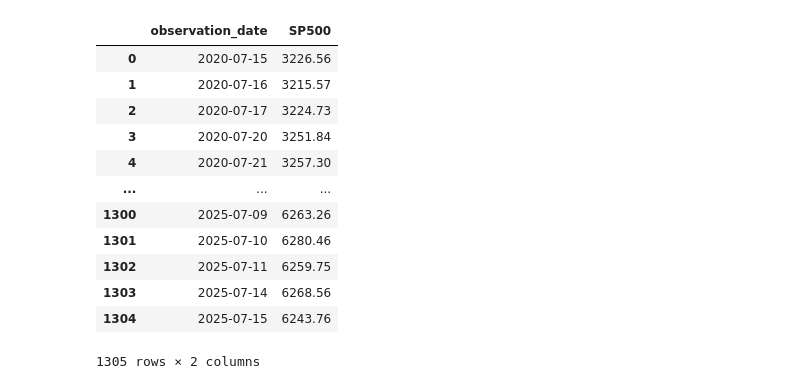
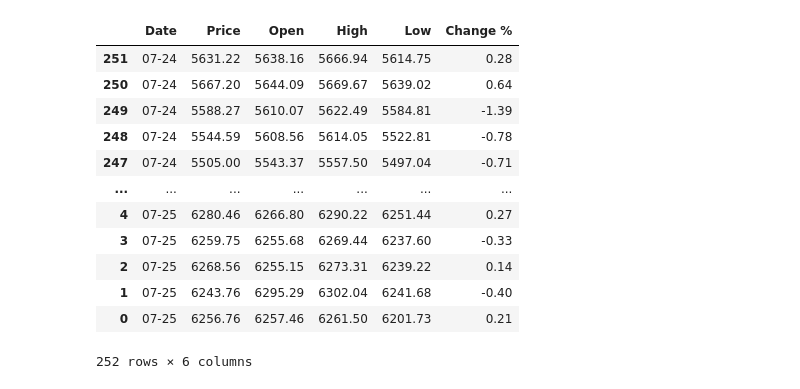
Before and after one commit to akshathp0/lab9, a Jupyter notebook: analysis.ipynb, the cells around one changed output. Drawn from its saved outputs; the diff is of its cells as text; code cells hidden in the pictures.

```diff
--- a/analysis.ipynb
+++ b/analysis.ipynb
@@ -1,20 +1,32 @@
 # %%
 import pandas as pd
 
 df = pd.read_csv('./data/sp500.csv')
 
+df = df.drop(columns = ['Vol.'])
+df['Date'] = pd.to_datetime(df['Date'])
+df = df.sort_values('Date')
+df['Date'] = df['Date'].dt.strftime('%m-%y')
+
+for col in ['Price', 'Open', 'High', 'Low']:
+    df[col] = df[col].str.replace(',', '').astype(float)
+
+df['Change %'] = df['Change %'].str.replace('%', '').astype(float)
+
+df = df.dropna()
+
 df
 # %% [output]
-|  | observation_date | SP500 |
-| 0 | 2020-07-15 | 3226.56 |
-| 1 | 2020-07-16 | 3215.57 |
-| 2 | 2020-07-17 | 3224.73 |
-| 3 | 2020-07-20 | 3251.84 |
-| 4 | 2020-07-21 | 3257.30 |
-| ... | ... | ... |
-| 1300 | 2025-07-09 | 6263.26 |
-| 1301 | 2025-07-10 | 6280.46 |
-| 1302 | 2025-07-11 | 6259.75 |
-| 1303 | 2025-07-14 | 6268.56 |
-| 1304 | 2025-07-15 | 6243.76 |
+|  | Date | Price | Open | High | Low | Change % |
+| 251 | 07-24 | 5631.22 | 5638.16 | 5666.94 | 5614.75 | 0.28 |
+| 250 | 07-24 | 5667.20 | 5644.09 | 5669.67 | 5639.02 | 0.64 |
+| 249 | 07-24 | 5588.27 | 5610.07 | 5622.49 | 5584.81 | -1.39 |
+| 248 | 07-24 | 5544.59 | 5608.56 | 5614.05 | 5522.81 | -0.78 |
+| 247 | 07-24 | 5505.00 | 5543.37 | 5557.50 | 5497.04 | -0.71 |
+| ... | ... | ... | ... | ... | ... | ... |
+| 4 | 07-25 | 6280.46 | 6266.80 | 6290.22 | 6251.44 | 0.27 |
+| 3 | 07-25 | 6259.75 | 6255.68 | 6269.44 | 6237.60 | -0.33 |
+| 2 | 07-25 | 6268.56 | 6255.15 | 6273.31 | 6239.22 | 0.14 |
+| 1 | 07-25 | 6243.76 | 6295.29 | 6302.04 | 6241.68 | -0.40 |
+| 0 | 07-25 | 6256.76 | 6257.46 | 6261.50 | 6201.73 | 0.21 |
-1305 rows × 2 columns
+252 rows × 6 columns
```
Also changed, not shown: parts of 5 cells of this notebook.
